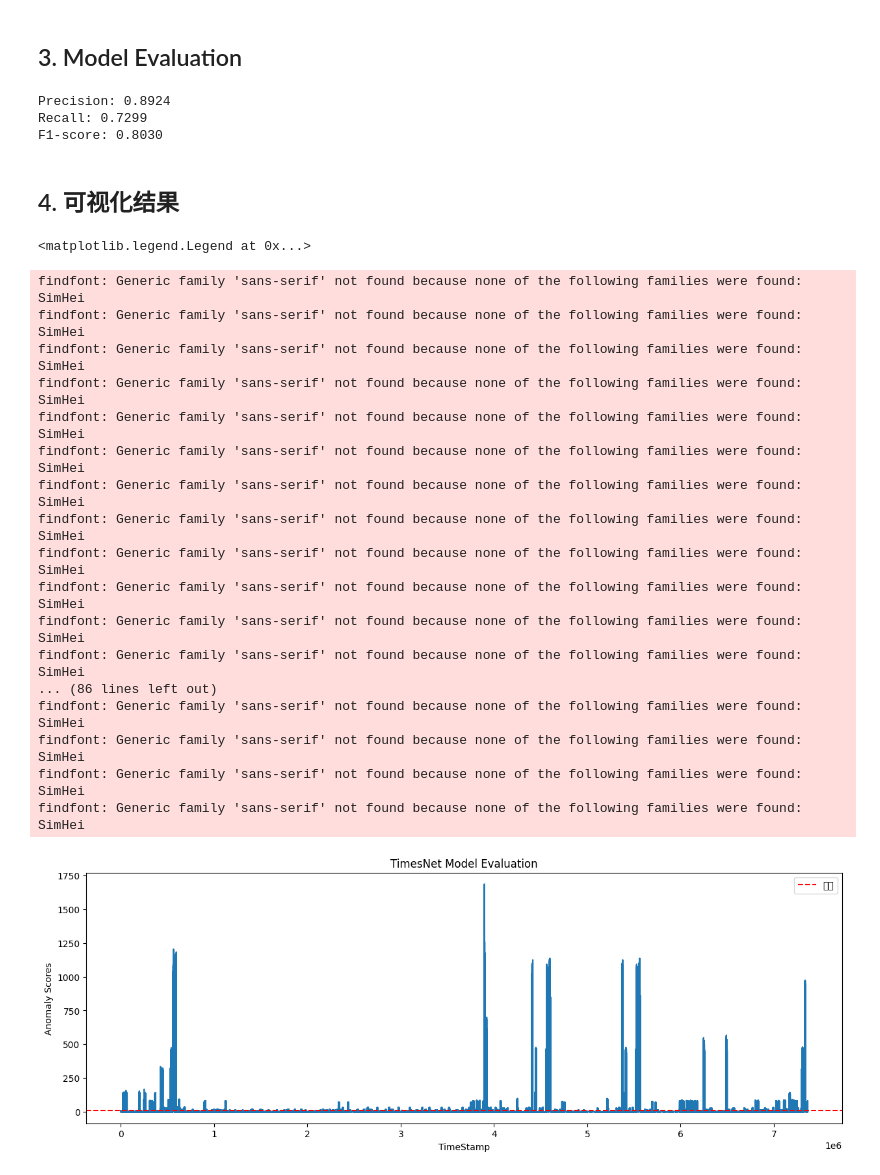
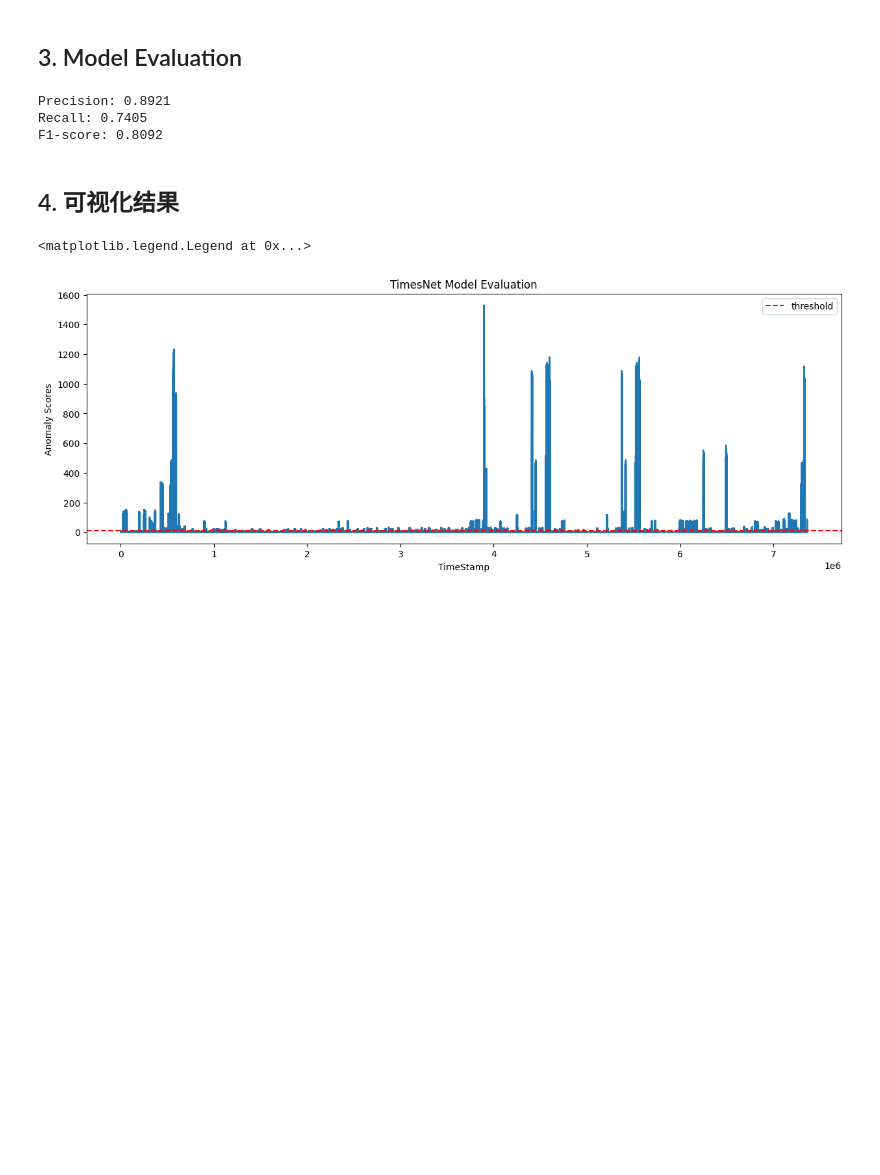
Before and after one commit to zenon-lzz/AnomalyDetectionLib, a Jupyter notebook: examples/TimesNet.ipynb, the cells around one changed output. Cells and saved outputs as stored; diff of their text form; code cells hidden in the pictures; blank space fills up the shorter version.

Commit message:
Modify TimesNet  with ConfigType

```diff
--- a/examples/TimesNet.ipynb
+++ b/examples/TimesNet.ipynb
@@ -15,12 +15,12 @@ from tsadlib import ConfigType
 from tsadlib import EarlyStopping
 from tsadlib import TimesNet
 from tsadlib import data_provider
+from tsadlib.configs.constants import PROJECT_ROOT
 from tsadlib.utils.adjustment import point_adjustment
-from tsadlib.utils.constants import PROJECT_ROOT
 
 # Set up device for computation (CUDA GPU, Apple M1/M2 GPU, or CPU)
 if torch.cuda.is_available():
-    device = 'cuda:1'
+    device = 'cuda:0'
 elif torch.backends.mps.is_available():
     device = 'mps'
 else:
@@ -31,27 +31,27 @@ device = torch.device(device)
 
 # Define paths for dataset and model checkpoints
 # DATASET_ROOT = 'E:\\liuzhenzhou\\datasets'
-DATASET_ROOT = '/Users/liuzhenzhou/Documents/backup/datasets/anomaly_detection/npy'
+# DATASET_ROOT = '/Users/liuzhenzhou/Documents/backup/datasets/anomaly_detection/npy'
+DATASET_ROOT = '/home/lzz/Desktop/datasets'
 DATASET_TYPE = 'MSL'  # Mars Science Laboratory dataset
 CHECKPOINTS = os.path.join(PROJECT_ROOT, 'checkpoints')
 
 # Configure TimesNet hyperparameters and training settings
 args = ConfigType(**{
+    'model': 'TimesNet',
     'root_path': os.path.join(DATASET_ROOT, DATASET_TYPE),
     'dataset': DATASET_TYPE,
-    'seq_len': 100,  # Length of input sequence
+    'window_length': 100,  # Length of input sequence
     'batch_size': 128,  # Number of samples per batch
     'num_workers': 10,  # Number of data loading workers
     'top_k': 3,  # Top k time-frequency combinations
-    'd_model': 8,  # Dimension of model
-    'd_ff': 16,  # Dimension of feed-forward network
+    'dimension_model': 8,  # Dimension of model
+    'dimension_fcl': 16,  # Dimension of feed-forward network
     'num_kernels': 6,  # Number of inception kernels
-    'e_layers': 1,  # Number of encoder layers
-    'enc_in': 55,  # Input dimension
-    'c_out': 55,  # Output dimension
+    'encoder_layers': 1,  # Number of encoder layers
+    'input_channels': 55,  # Input dimension
+    'output_channels': 55,  # Output dimension
     'dropout': 0.1,  # Dropout rate
-    'embed_type': 'timeF',  # Time feature embedding type
-    'freq': 'h',  # Frequency of the time series (hourly)
     'anomaly_ratio': 1,  # Ratio of anomaly samples
     'train_epochs': 1,  # Number of training epochs
     'learning_rate': 0.0001  # Learning rate for optimization
@@ -159,8 +157,8 @@ for batch_x, batch_y in test_loader:
     test_labels.append(batch_y)
 
 # Combine scores and labels from all batches
-test_scores = np.concatenate(test_scores, axis=0).reshape(-1)  # [total_samples, seq_len]
-test_labels = np.concatenate(test_labels, axis=0).reshape(-1)  # [total_samples, seq_len]
+test_scores = np.concatenate(test_scores, axis=0).reshape(-1)  # [total_samples, window_length]
+test_labels = np.concatenate(test_labels, axis=0).reshape(-1)  # [total_samples, window_length]
 
 # Calculate threshold using combined scores from both training and test sets
 combined_scores = np.concatenate([train_scores, test_scores], axis=0)
@@ -180,38 +178,21 @@ print(f"Precision: {precision:.4f}")
 print(f"Recall: {recall:.4f}")
 print(f"F1-score: {f1:.4f}")
 # %% [output]
-Precision: 0.8924
-Recall: 0.7299
-F1-score: 0.8030
+Precision: 0.8921
+Recall: 0.7405
+F1-score: 0.8092
 # %% [markdown]
 ## 4. 可视化结果
 # %%
 import matplotlib.pyplot as plt
 
 plt.figure(figsize=(15, 5))
 plt.plot(test_scores)
-plt.axhline(y=final_threshold, color='r', linestyle='--', label='阈值')
+plt.axhline(y=final_threshold, color='r', linestyle='--', label='threshold')
 plt.title('TimesNet Model Evaluation')
 plt.xlabel('TimeStamp')
 plt.ylabel('Anomaly Scores')
 plt.legend()
 # %% [output]
 <matplotlib.legend.Legend at 0x...>
-findfont: Generic family 'sans-serif' not found because none of the following families were found: SimHei
-findfont: Generic family 'sans-serif' not found because none of the following families were found: SimHei
-findfont: Generic family 'sans-serif' not found because none of the following families were found: SimHei
-findfont: Generic family 'sans-serif' not found because none of the following families were found: SimHei
-findfont: Generic family 'sans-serif' not found because none of the following families were found: SimHei
-findfont: Generic family 'sans-serif' not found because none of the following families were found: SimHei
-findfont: Generic family 'sans-serif' not found because none of the following families were found: SimHei
-findfont: Generic family 'sans-serif' not found because none of the following families were found: SimHei
-findfont: Generic family 'sans-serif' not found because none of the following families were found: SimHei
-findfont: Generic family 'sans-serif' not found because none of the following families were found: SimHei
-findfont: Generic family 'sans-serif' not found because none of the following families were found: SimHei
-findfont: Generic family 'sans-serif' not found because none of the following families were found: SimHei
-... (86 lines left out)
-findfont: Generic family 'sans-serif' not found because none of the following families were found: SimHei
-findfont: Generic family 'sans-serif' not found because none of the following families were found: SimHei
-findfont: Generic family 'sans-serif' not found because none of the following families were found: SimHei
-findfont: Generic family 'sans-serif' not found because none of the following families were found: SimHei
-[figure, old version]
+[figure, new version]
```
Also changed, not shown: parts of 2 cells of this notebook, 16 other files.
